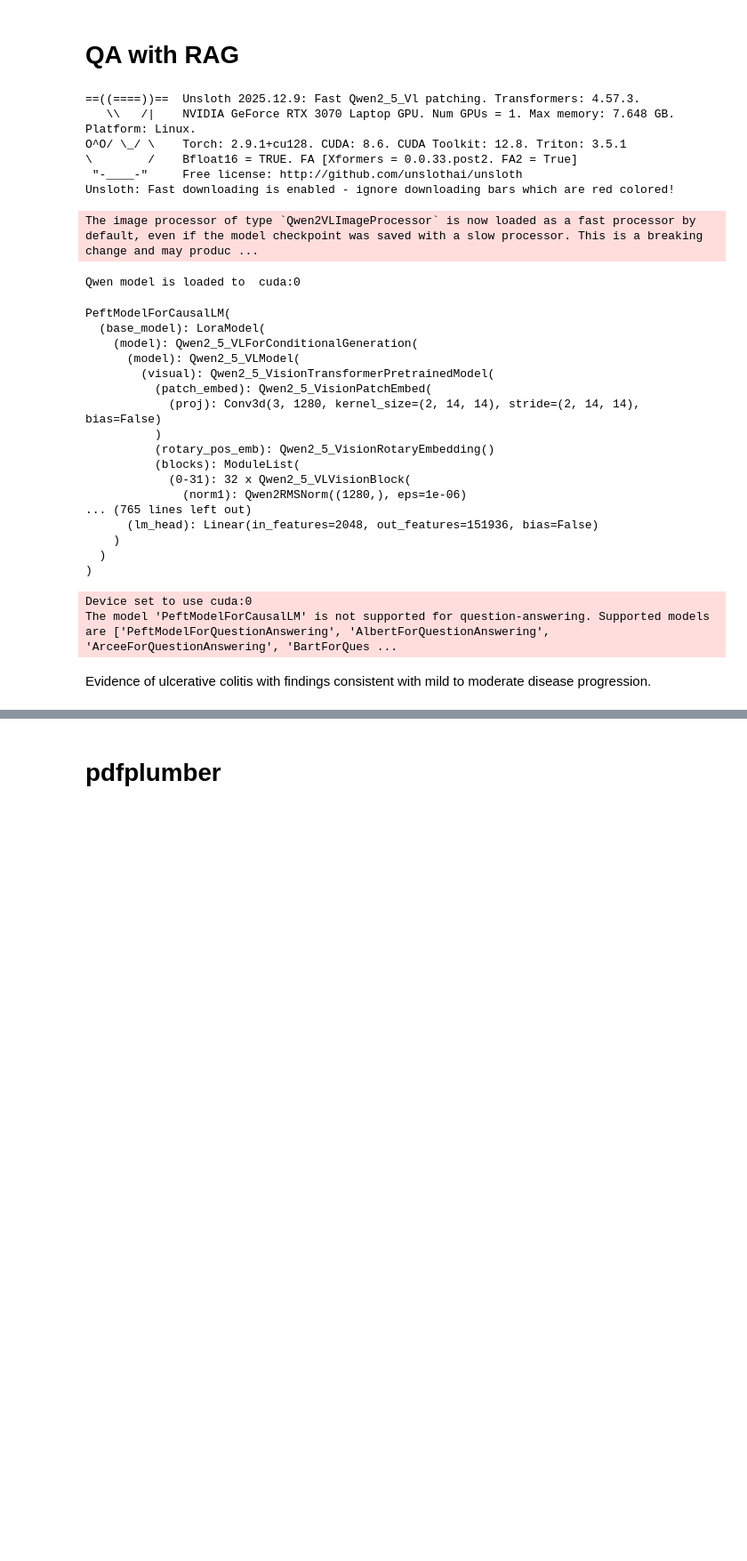
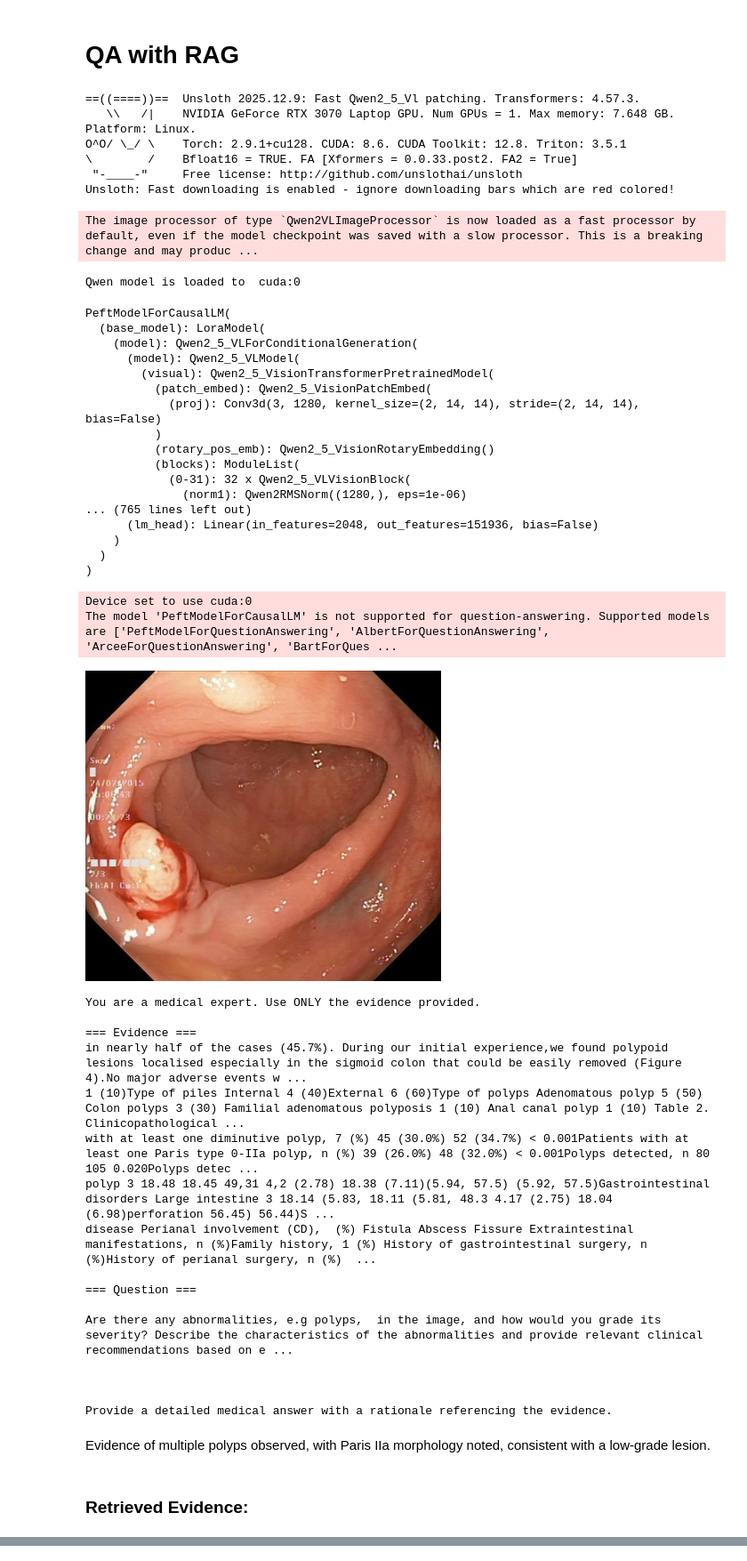
Before and after one commit to Q-Zhao-9/gradproj, a Jupyter notebook: experiments/rag.ipynb, the cells around one changed output, grey strips where cells are left out. Shown at 89% size. Drawn from its saved outputs; the diff is of its cells as text; code cells hidden in the pictures; blank space fills up the shorter version.

```diff
--- a/experiments/rag.ipynb
+++ b/experiments/rag.ipynb
@@ -849,7 +849,7 @@ def query(img, prompt):
     messages['messages'],
     tokenize=False,
     add_generation_prompt=True,
-    enable_thinking=False
+    enable_thinking=True
      )
     image_inputs, _ = process_vision_info(messages['messages'])
     inputs = tokenizer(text=[text],
@@ -857,7 +857,7 @@ def query(img, prompt):
                        return_tensors="pt").to('cuda')
     tokens = model.generate(**inputs,
                             max_new_tokens=32768,
-                            do_sample=True,  # Enable sampling
+                            do_sample=False,  # Enable sampling
                             temperature=0.1, # Control randomness (optional)
                             top_k=20,        # Control sampling pool (optional)
                             top_p=0.9,      # Control sampling pool (optional)
@@ -927,14 +951,48 @@ Provide:
 # %%
-from IPython.display import display,Markdown
+from IPython.display import display, Markdown, Image
 import os
+import gc
+
+torch.manual_seed(27603)
+
 question="""
-Does the endoscopic appearance—diffuse erythema with mucosal friability and exudate—suggest active ulcerative colitis, and how would you grade its severity?
+Are there any abnormalities, e.g polyps,  in the image, and how would you grade its severity? Describe the characteristics of the abnormalities and provide relevant clinical recommendations based on established medical guidelines.
 
 """
-img = "/home/qzhao9/datasets/kvasir-dataset/ulcerative-colitis/1b09ec36-b70e-4fae-bfa9-f80871ab0301.jpg"
+img = "/home/qzhao9/datasets/Kvasir-VQA-x1/images/cl8k2u1pu1e37083257oa5xt6.jpg"
+# Display the image using IPython.display
+if os.path.exists(img):
+    display(Image(filename=img,width=400, height=400))
+else:
+    display(Markdown(f"Image not found: {img}"))
 # print(os.path.exists(img))
 # print(pico_query(img, question))
-answer = medical_rag_qa(img,question)
+answer,evidence = medical_rag_qa(img,question,'v2')
+# clear GPU cache
+torch.cuda.empty_cache()
+gc.collect()
+
 display(Markdown(answer))
+
+display(Markdown("### Retrieved Evidence:"))
+display(Markdown(evidence))
 # %% [output]
+[figure, added]
+You are a medical expert. Use ONLY the evidence provided.
+
+=== Evidence ===
+in nearly half of the cases (45.7%). During our initial experience,we found polypoid lesions localised especially in the sigmoid colon that could be easily removed (Figure 4).No major adverse events w ...
+1 (10)Type of piles Internal 4 (40)External 6 (60)Type of polyps Adenomatous polyp 5 (50) Colon polyps 3 (30) Familial adenomatous polyposis 1 (10) Anal canal polyp 1 (10) Table 2. Clinicopathological ...
+with at least one diminutive polyp, 7 (%) 45 (30.0%) 52 (34.7%) < 0.001Patients with at least one Paris type 0-IIa polyp, n (%) 39 (26.0%) 48 (32.0%) < 0.001Polyps detected, n 80 105 0.020Polyps detec ...
+polyp 3 18.48 18.45 49,31 4,2 (2.78) 18.38 (7.11)(5.94, 57.5) (5.92, 57.5)Gastrointestinal disorders Large intestine 3 18.14 (5.83, 18.11 (5.81, 48.3 4.17 (2.75) 18.04 (6.98)perforation 56.45) 56.44)S ...
+disease Perianal involvement (CD),  (%) Fistula Abscess Fissure Extraintestinal manifestations, n (%)Family history, 1 (%) History of gastrointestinal surgery, n (%)History of perianal surgery, n (%)  ...
+
+=== Question ===
+
+Are there any abnormalities, e.g polyps,  in the image, and how would you grade its severity? Describe the characteristics of the abnormalities and provide relevant clinical recommendations based on e ...
+
+
+
+Provide a detailed medical answer with a rationale referencing the evidence.
-Evidence of ulcerative colitis with findings consistent with mild to moderate disease progression.
+Evidence of multiple polyps observed, with Paris IIa morphology noted, consistent with a low-grade lesion.
+### Retrieved Evidence:
@@ -961,2 +1003,0 @@ pico_query(question)
-# %% [markdown]
-# pdfplumber
```
Also changed, not shown: parts of 13 cells of this notebook, 4 other files.
